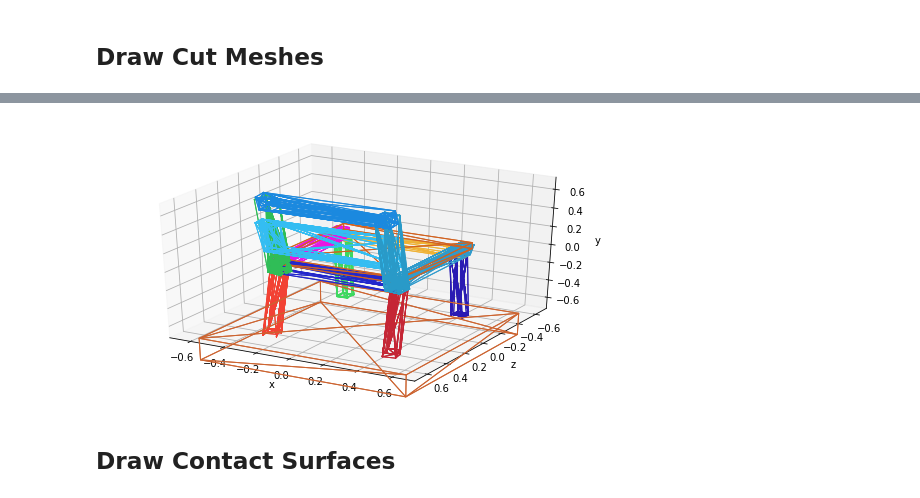
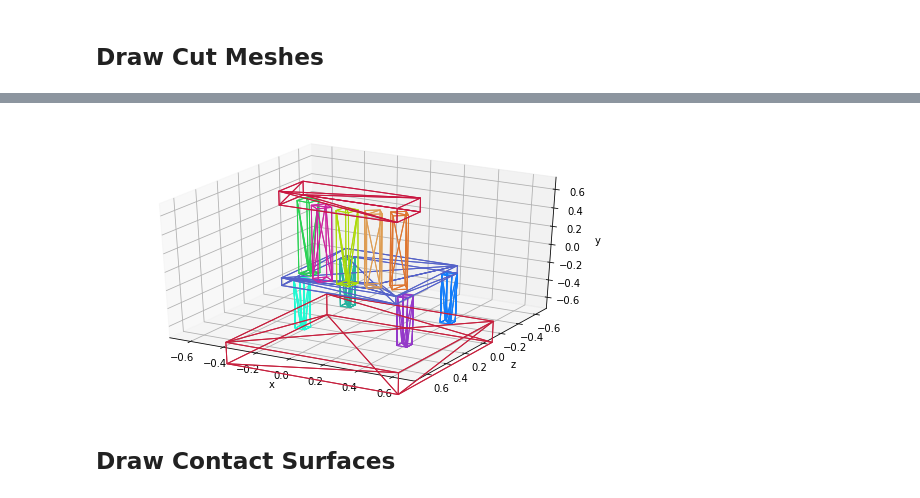
Before and after one commit to Novare/structurenet_physf, a Jupyter notebook: code/vis_pc.ipynb, the cells around one changed output, grey strips where cells are left out. Cells and saved outputs as stored; diff of their text form; code cells hidden in the pictures.

```diff
--- a/code/vis_pc.ipynb
+++ b/code/vis_pc.ipynb
@@ -143,12 +143,13 @@ from compute_moi import *
 from compute_moi_util import *
 
 options = {
-    "output_level": 0,
+    "output_level": 1,
+    "max_iterations": 1000,
     "dump_models": False,
     "surface_area_tolerance": 0.003,
     "print_surface_area_histogramm": True
 }
 
-moi, hover_penalty, oobbs, cut_meshes, cut_volumes, contact_surfaces = moi_from_graph(obj, options)
-print("Measure of Infeasibility: {}, includes a hover penalty of {}".format(str(moi), str(hover_penalty)))
+res = moi_from_graph(obj, options)
+print("Measure of Infeasibility: {}, includes a hover penalty of {}".format(str(res.moi), str(res.hover_penalty)))
 # %% [output]
@@ -225,5 +266,5 @@ ax.set_ylabel('z')
 ax.set_zlabel('y')
 ax.set_proj_type('persp')
 
-draw_cut_meshes(ax, cut_meshes)
+draw_cut_meshes(ax, res.cut_meshes)
 # %% [output]
@@ -231,4 +272,4 @@ draw_cut_meshes(ax, cut_meshes)
-[figure, old version]
+[figure, new version]
 # %% [markdown]
 ## Draw Contact Surfaces
 # %%
```
Also changed, not shown: parts of 7 cells of this notebook, 8 other files.
